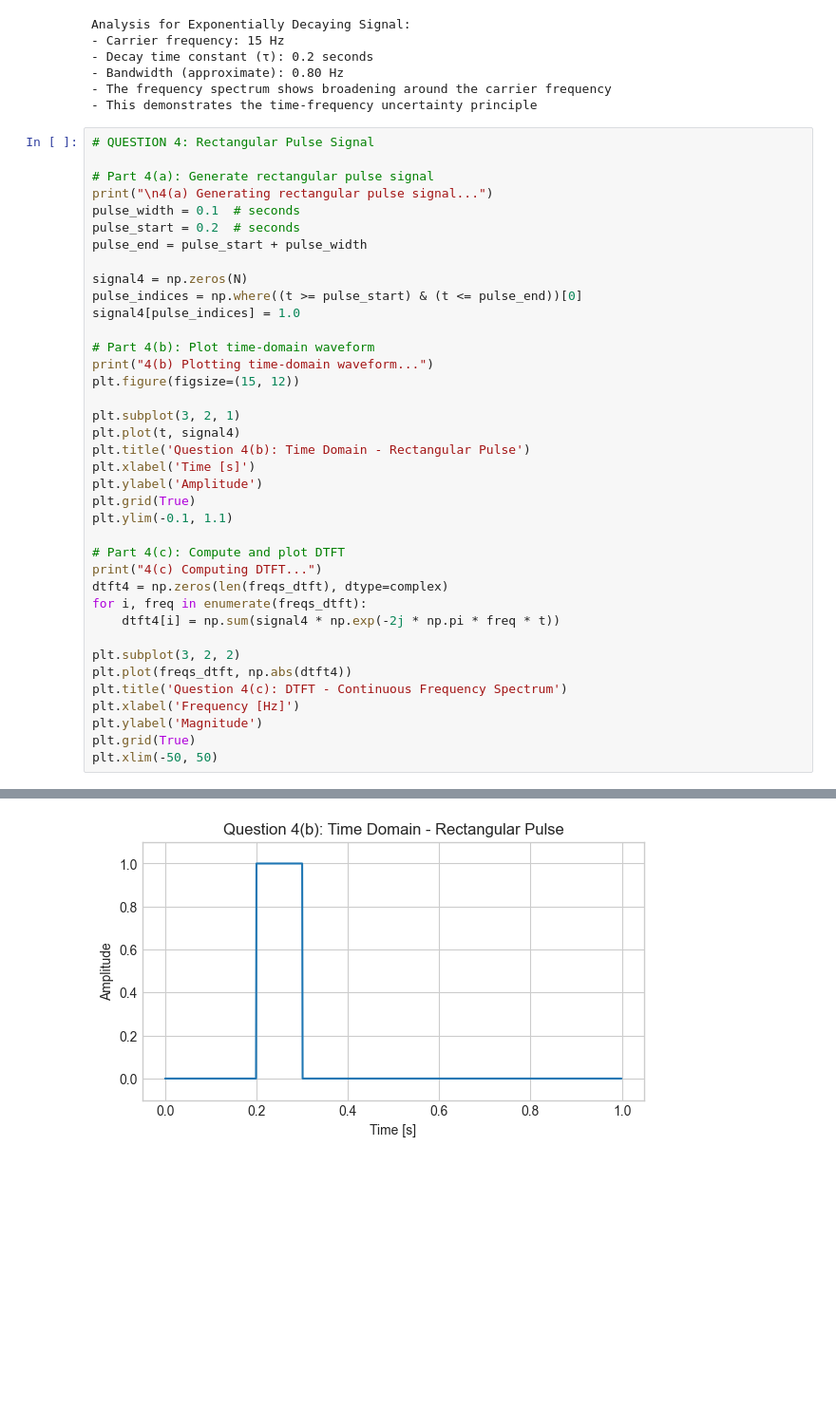
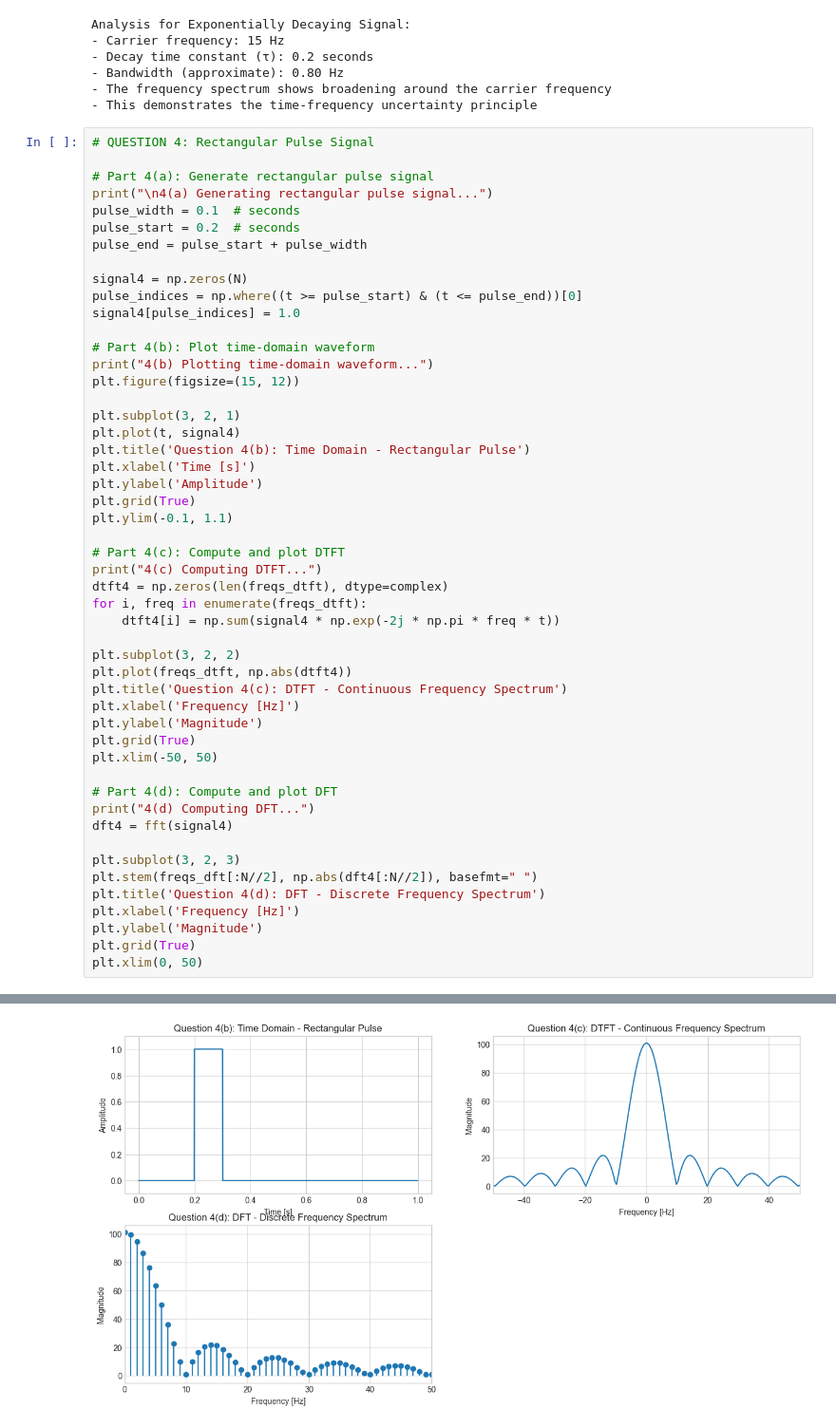
Before and after one commit to Abhijith-E/SPR-lab-2448503, a Jupyter notebook: Lab2.ipynb, the cells around one changed output, grey strips where cells are left out. Shown: that part at 95% size. Cells and saved outputs as stored; diff of their text form; blank space fills up the shorter version.

Commit message:
calculated the DFT of the rectangular pulse signal and plotted its discrete frequency spectrum using FFT

```diff
--- a/Lab2.ipynb
+++ b/Lab2.ipynb
@@ -307,6 +307,18 @@ plt.xlabel('Frequency [Hz]')
 plt.ylabel('Magnitude')
 plt.grid(True)
 plt.xlim(-50, 50)
+
+# Part 4(d): Compute and plot DFT
+print("4(d) Computing DFT...")
+dft4 = fft(signal4)
+
+plt.subplot(3, 2, 3)
+plt.stem(freqs_dft[:N//2], np.abs(dft4[:N//2]), basefmt=" ")
+plt.title('Question 4(d): DFT - Discrete Frequency Spectrum')
+plt.xlabel('Frequency [Hz]')
+plt.ylabel('Magnitude')
+plt.grid(True)
+plt.xlim(0, 50)
 # %% [output]
 4(a) Generating rectangular pulse signal...
 4(b) Plotting time-domain waveform...
@@ -314 +328 @@ plt.xlim(-50, 50)
-[figure, old version]
+[figure, new version]
```
Also changed, not shown: parts of 1 cell of this notebook.
